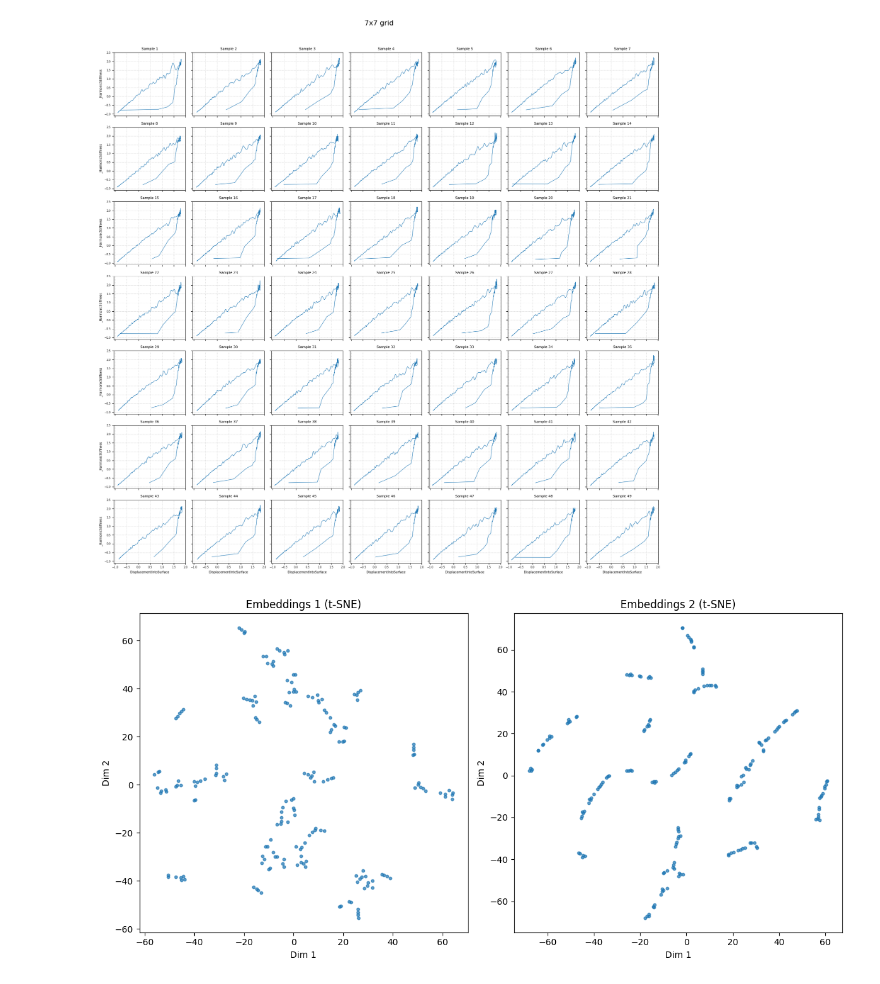
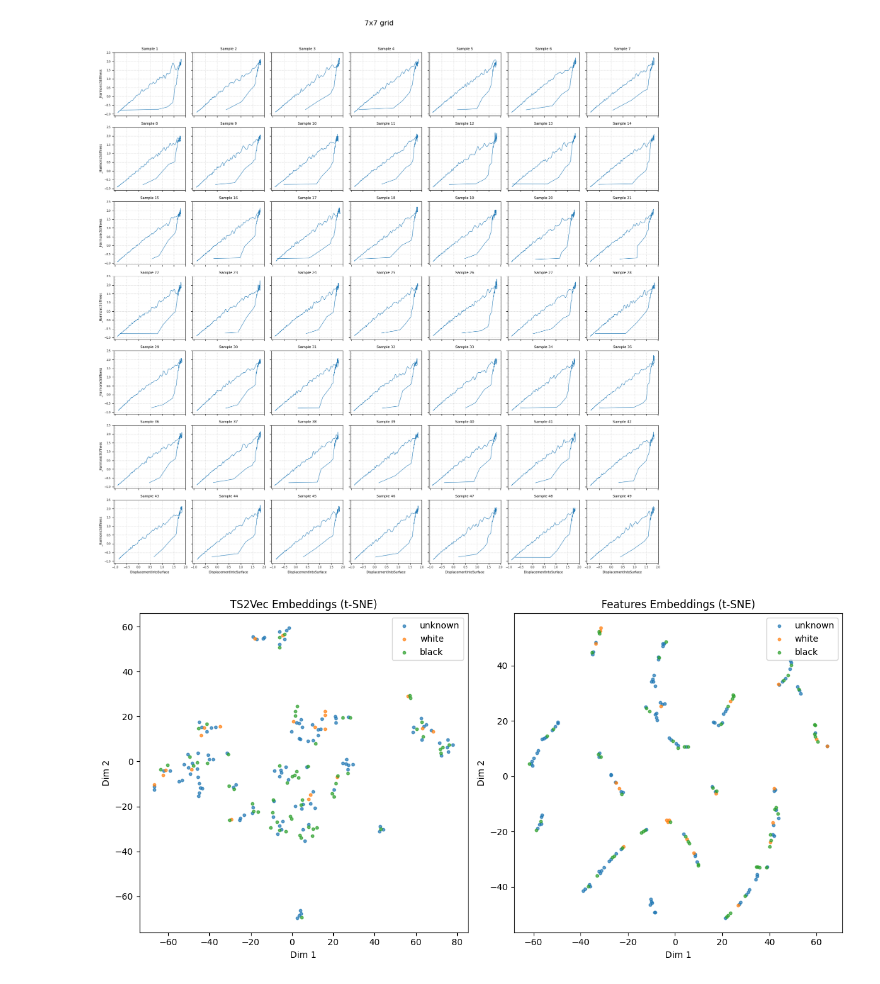
Before and after one commit to hugopuybareau/rnd_project_3, a Jupyter notebook: hardness.ipynb, the cells around one changed output. Cells and saved outputs as stored; diff of their text form; code cells hidden in the pictures.

```diff
--- a/hardness.ipynb
+++ b/hardness.ipynb
@@ -2,17 +2,32 @@
 ## Open Raw & Processed Files
 # %%
 import pickle
-import pandas as pd
 
 data_dir = "data"
 
 with open(f'{data_dir}/processed.pkl', 'rb') as f:
     processed = pickle.load(f)
-    processed_info = [p['info'] for p in processed]
-    processed_dfs = [p['data'] for p in processed]
+    processed_dfs, processed_ids = [], []
+    for id, data in processed.items():
+        processed_dfs.append(data)
+        processed_ids.append(id)
 
 with open(f'{data_dir}/raw.pkl', 'rb') as f:
     raw = pickle.load(f)
-    raw_info = [r['info'] for r in raw]
-    raw_dfs = [r['data'] for r in raw]
+    raw_dfs, raw_ids = [], []
+    for id, data in raw.items():
+        raw_dfs.append(data)
+        raw_ids.append(id)
+# %%
+class_N_test_ids = ['006', '011', '014', '015','016','017','021','022','024','031','039','043','046','047','048','054','055','059','063','064','066','068','070','075','076','081','090','095','096','097','098','102','103','105','106','112','123','124','125','127','128','129','135','138','140','140','141','142','144','148','149','154','158','159','163','164','166','178','179','184','189','194','196','198'] # noir pur
+class_B_test_ids = ['012', '018', '019', '020','023','036','040','042','049','053','083','091','121','133','134','146','151','155','172','177','192']  # blanc pur
+
+processed_labels = []
+for id in processed_ids:
+    if id in class_N_test_ids:
+        processed_labels.append('black')
+    elif id in class_B_test_ids:
+        processed_labels.append('white')
+    else:
+        processed_labels.append('unknown')
 # %%
@@ -205,29 +221,35 @@ ts2vec_emb = model.encode(test_data, encoding_window='full_series')
 # %%
 import matplotlib.pyplot as plt
 from sklearn.manifold import TSNE
 
-X_ts2vec = TSNE(
+X_ts2vec_tsne = TSNE(
     n_components=2, learning_rate='auto', init='random', perplexity=3
 ).fit_transform(ts2vec_emb)
 
-X_features = TSNE(
+X_features_tsne = TSNE(
     n_components=2, learning_rate='auto', init='random', perplexity=3
 ).fit_transform(df_features.values)
 
-# Plot side by side
 fig, axes = plt.subplots(1, 2, figsize=(12, 6))
+unique_labels = set(processed_labels)
 
-axes[0].scatter(X_ts2vec[:, 0], X_ts2vec[:, 1], s=10, alpha=0.7)
-axes[0].set_title("Embeddings 1 (t-SNE)")
+for label in unique_labels:
+    idxs = [i for i, l in enumerate(processed_labels) if l == label]
+    axes[0].scatter(X_ts2vec_tsne[idxs, 0],  X_ts2vec_tsne[idxs, 1], label=label, s=10, alpha=0.7)
+axes[0].set_title("TS2Vec Embeddings (t-SNE)")
+axes[0].legend()
 axes[0].set_xlabel("Dim 1")
 axes[0].set_ylabel("Dim 2")
 
-axes[1].scatter(X_features[:, 0], X_features[:, 1], s=10, alpha=0.7)
-axes[1].set_title("Embeddings 2 (t-SNE)")
+for label in unique_labels:
+    idxs = [i for i, l in enumerate(processed_labels) if l == label]
+    axes[1].scatter(X_features_tsne[idxs, 0], X_features_tsne[idxs, 1], label=label, s=10, alpha=0.7)
+axes[1].set_title("Features Embeddings (t-SNE)")
+axes[1].legend()
 axes[1].set_xlabel("Dim 1")
 axes[1].set_ylabel("Dim 2")
 
 plt.tight_layout()
 plt.show()
 # %% [output]
-[figure, old version]
+[figure, new version]
```
Also changed, not shown: parts of 3 cells of this notebook, 6 other files.
